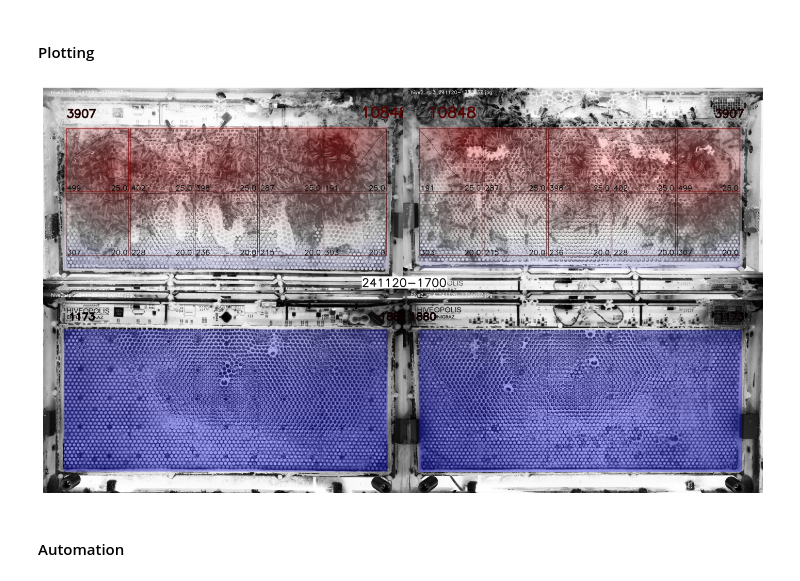
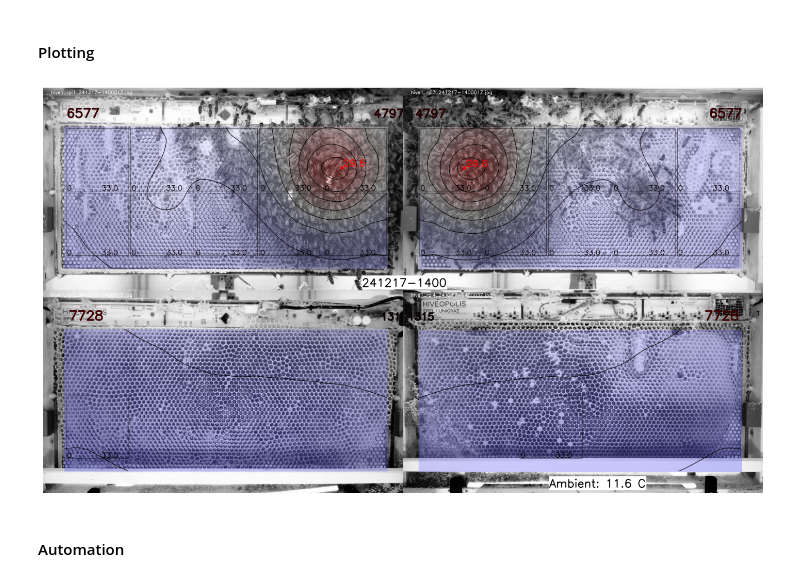
Before and after one commit to epfl-mobots/ABCVisualisation, a Jupyter notebook: generateAnotatedVideo.ipynb, the cells around one changed output. Drawn from its saved outputs; the diff is of its cells as text; code cells hidden in the pictures.

```diff
--- a/generateAnotatedVideo.ipynb
+++ b/generateAnotatedVideo.ipynb
@@ -13,15 +13,13 @@ All images have been preloaded locally!
 ## Configuration
 # %%
 # Path to the folder containing the pictures
-rootpath_imgs = '/Users/cyrilmonette/Library/CloudStorage/SynologyDrive-data/24.09-24.10_observation_OH/Images/'                        # For images
-rootpath_data = '/Users/cyrilmonette/Desktop/EPFL 2018-2026/PhD - Mobots/ABC/ABCVisualisation/data/2024-12-05_11-38_influxdb_data.csv'  # For CO2, htr and tmp data
-hive = "2"
+rootpath_imgs = '/Users/cyrilmonette/Library/CloudStorage/SynologyDrive-data/24.11-25.01_metabolism_OH/Images/'                        # For images
+rootpath_data = '/Users/cyrilmonette/Desktop/EPFL 2018-2026/PhD - Mobots/ABC/ABCVisualisation/data/2025-01-03_13-06_influxdb_data.csv'  # For CO2, htr and tmp data
+hive = "1"
 t_res = "1min" # Image time resolution. Change only if images are not taken every minute. Use frame_drop to keep only some frames, not this.
 
-first_dt = "241120-120000Z"
-#last_dt = "241205-101000Z"
-last_dt = "241120-170000Z"
-
+first_dt = "241215-120000Z"
+last_dt = "241218-040000Z"
 frame_drop = 10 # We keep 1 frame every frame_drop frames. Put one to keep all frames.
 
 HiveSnapshot.resize_factor = 10.1 # Resize factor for the thermal images relative to the IR images
@@ -64,0 +63,11 @@ Missing images:  0
+# %%
+images_fill_limit = 30 # 30 * 10 = 300 minutes = 5 hours
+# Print the index and columns of all missing values
+print(imgs_paths[imgs_paths.isnull().any(axis=1)])
+
+# Fill the gaps with the images from the previous dt
+imgs_paths_filtered = imgs_paths.ffill(limit=images_fill_limit,axis=0)
+# Check if there are still missing images, if so, raise an error
+if imgs_paths_filtered.isnull().sum().sum() > 0:
+    raise ValueError(f"Still missing images, desipite filling the gaps with the previous images up to {images_fill_limit} images.")
+print("Missing images after filling: ", imgs_paths_filtered.isnull().sum().sum())
@@ -148,23 +172,24 @@ _time
 # %%
 vmax = max_temp
 vmin = min_temp
 # For a random time frame, generate the image of the hive and the thermal plot side by side with matplotlib
 # This is just to check that everything is working fine
 plt.figure(figsize=(18, 12))
-frame = 30 # Frame within datetimes
+frame = 300 # Frame within datetimes
 dt = datetimes[frame]
-_imgs_paths = imgs_paths.loc[dt].to_numpy()
+_imgs_paths = imgs_paths_filtered.loc[dt].to_numpy()
 imgs_names = [str(_imgs_paths[i]).split("/")[-1] for i in range(len(_imgs_paths))]
 # Read the images using cv2
 current_imgs = [cv2.imread(_imgs_paths[i], cv2.IMREAD_GRAYSCALE) if _imgs_paths[i] is not None else np.zeros((2592,4608), np.uint8) for i in range(len(_imgs_paths))]
 
 hs_1 = HiveSnapshot(current_imgs,imgs_names,ThermalFrame(upper.loc[dt].to_numpy()),ThermalFrame(lower.loc[dt].to_numpy()),co2_data.loc[dt],upper_htr.loc[dt],lower_htr.loc[dt])
-snapshot = hs_1.snapshot(v_max=vmax,v_min=vmin,contours=[24, 26],thermal_transparency=0.35)
+contours = list(range(6, 32, 2))
+snapshot = hs_1.snapshot(v_max=vmax,v_min=vmin,contours=contours,thermal_transparency=0.35)
 plt.imshow(snapshot,cmap='gray')
 plt.axis('off')
 plt.show()
 # %% [output]
-[figure, old version]
+[figure, new version]
 # %% [markdown]
 #### Automation
 # %%
```
Also changed, not shown: parts of 6 cells of this notebook, 2 other files.
